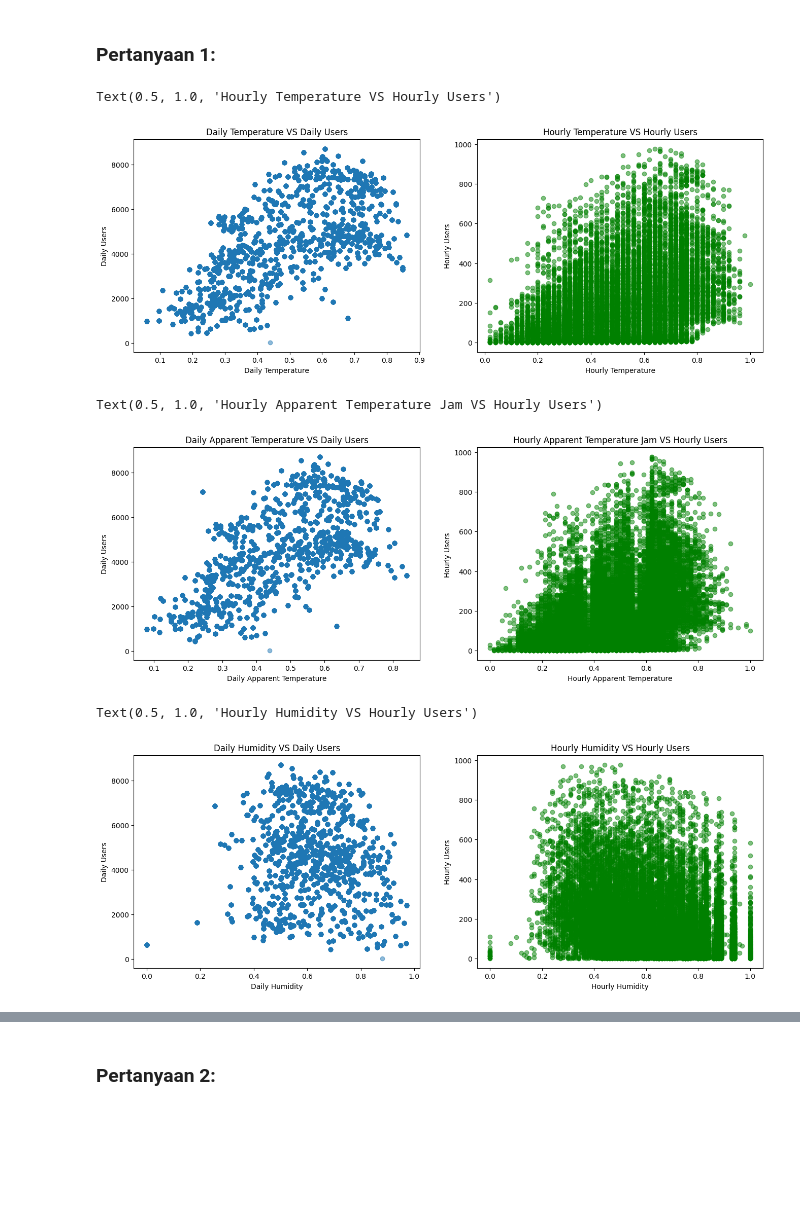
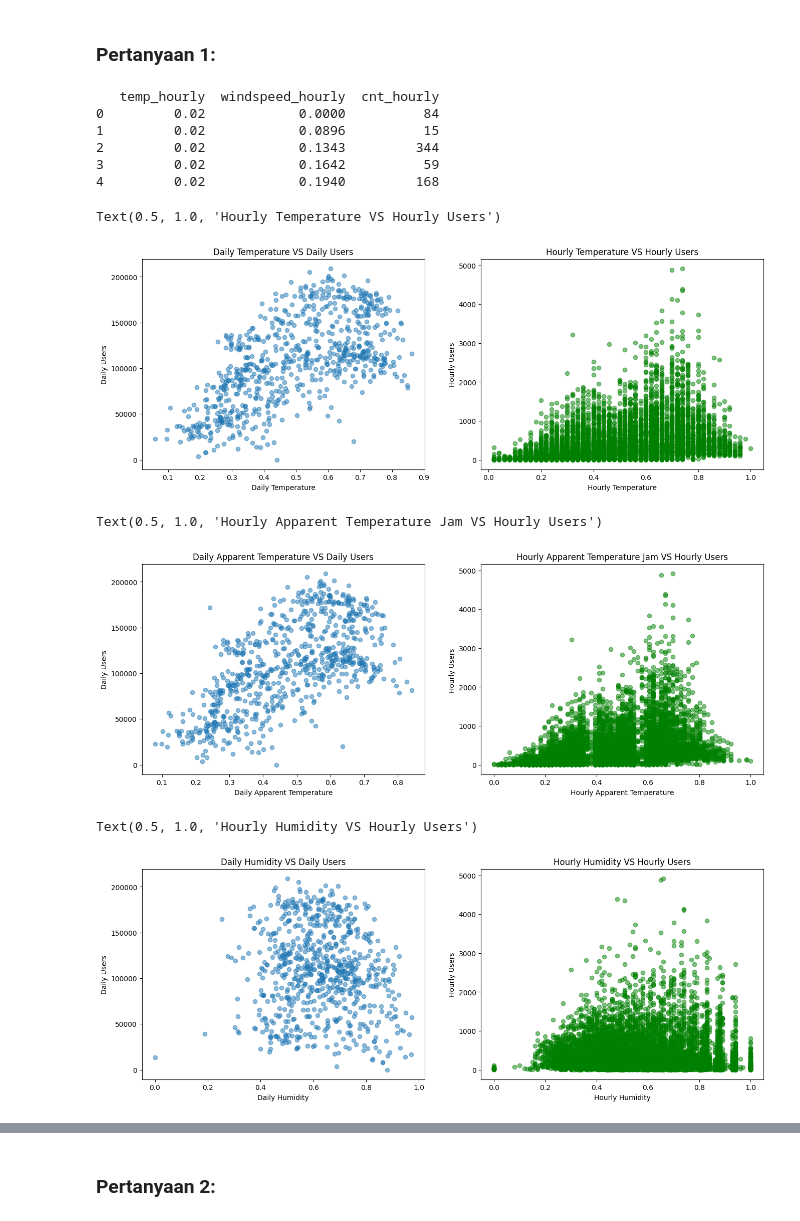
Before and after one commit to ArinBisa123/analysis-bike-sharing, a Jupyter notebook: Submission_Proyek_Analisis_Data.ipynb, the cells around one changed output, grey strips where cells are left out. Saved outputs shown, nothing was run; the diff lists cells and outputs as text; code cells hidden in the pictures; blank space fills up the shorter version.

Commit message:
feat: weather daily and weather hourly df

```diff
--- a/Submission_Proyek_Analisis_Data.ipynb
+++ b/Submission_Proyek_Analisis_Data.ipynb
@@ -20,7 +20,7 @@ import seaborn as sns
 # %% [markdown]
 ### Gathering Data
 # %%
-bike_sharing_day_df = pd.read_csv("/content/day.csv")
+bike_sharing_day_df = pd.read_csv("data/day.csv")
 bike_sharing_day_df.head()
 # %% [output]
 |  | instant | dteday | season | yr | mnth | holiday | weekday | workingday | weathersit | temp | ... |
@@ -30,7 +30,7 @@ bike_sharing_day_df.head()
 | 3 | 4 | 2011-01-04 | 1 | 0 | 1 | 0 | 2 | 1 | 1 | 0.200000 | ... |
 | 4 | 5 | 2011-01-05 | 1 | 0 | 1 | 0 | 3 | 1 | 1 | 0.226957 | ... |
 # %%
-bike_sharing_hour_df=pd.read_csv("/content/hour.csv")
+bike_sharing_hour_df=pd.read_csv("data/hour.csv")
 bike_sharing_hour_df.head()
 # %% [output]
 |  | instant | dteday | season | yr | mnth | hr | holiday | weekday | workingday | weathersit | ... |
@@ -393,0 +392,3 @@ std       0.171850      0.192930          0.122340  1.917377e+03  1.813876e+02
+# %%
+weather_daily = bike_sharing_merge_df.groupby(['temp_daily', 'atemp_daily', 'hum_daily', 'windspeed_daily']).agg({'cnt_daily': 'sum'}).reset_index()
+print(weather_daily.head())
@@ -393,0 +402,3 @@ std       0.171850      0.192930          0.122340  1.917377e+03  1.813876e+02
+# %%
+weather_hourly= bike_sharing_merge_df.groupby(['temp_hourly', 'atemp_hourly', 'hum_hourly', 'windspeed_hourly']).agg({'cnt_hourly': 'sum'}).reset_index()
+print(weather_hourly.head())
@@ -493,60 +511,70 @@ Kolom waktu (hr) hanya terdapat pada dataset hour. Waktu (hr) memiliki korelasi
 ## Visualization & Explanatory Analysis
 # %% [markdown]
 ### Pertanyaan 1:
+# %%
+weather_hourly_df= bike_sharing_merge_df.groupby(['temp_hourly', 'windspeed_hourly']).agg({'cnt_hourly': 'sum'}).reset_index()
+print(weather_hourly_df.head())
+# %% [output]
+   temp_hourly  windspeed_hourly  cnt_hourly
+0         0.02            0.0000          84
+1         0.02            0.0896          15
+2         0.02            0.1343         344
+3         0.02            0.1642          59
+4         0.02            0.1940         168
 # %%
 # Visualisasi
 plt.figure(figsize=(16, 12))
 
 plt.subplot(2,2, 3)
-plt.scatter(bike_sharing_merge_df['temp_daily'], bike_sharing_merge_df['cnt_daily'], alpha=0.5)
+plt.scatter(weather_daily['temp_daily'], weather_daily['cnt_daily'], alpha=0.5)
 plt.xlabel('Daily Temperature')
 plt.ylabel('Daily Users')
 plt.title('Daily Temperature VS Daily Users')
 
 plt.subplot(2, 2, 4)
-plt.scatter(bike_sharing_merge_df['temp_hourly'], bike_sharing_merge_df['cnt_hourly'], alpha=0.5, color='green')
+plt.scatter(weather_hourly['temp_hourly'], weather_hourly['cnt_hourly'], alpha=0.5, color='green')
 plt.xlabel('Hourly Temperature')
 plt.ylabel('Hourly Users')
 plt.title('Hourly Temperature VS Hourly Users')
 # %% [output]
 Text(0.5, 1.0, 'Hourly Temperature VS Hourly Users')
-[figure, old version]
+[figure, new version]
 # %%
 # Visualisasi
 plt.figure(figsize=(16, 12))
 
 plt.subplot(2,2, 3)
-plt.scatter(bike_sharing_merge_df['atemp_daily'], bike_sharing_merge_df['cnt_daily'], alpha=0.5)
+plt.scatter(weather_daily['atemp_daily'], weather_daily['cnt_daily'], alpha=0.5)
 plt.xlabel('Daily Apparent Temperature')
 plt.ylabel('Daily Users')
 plt.title('Daily Apparent Temperature VS Daily Users')
 
 plt.subplot(2, 2, 4)
-plt.scatter(bike_sharing_merge_df['atemp_hourly'], bike_sharing_merge_df['cnt_hourly'], alpha=0.5, color='green')
+plt.scatter(weather_hourly['atemp_hourly'], weather_hourly['cnt_hourly'], alpha=0.5, color='green')
 plt.xlabel('Hourly Apparent Temperature')
 plt.ylabel('Hourly Users ')
 plt.title('Hourly Apparent Temperature Jam VS Hourly Users')
 # %% [output]
 Text(0.5, 1.0, 'Hourly Apparent Temperature Jam VS Hourly Users')
-[figure, old version]
+[figure, new version]
 # %%
 # Visualisasi
 plt.figure(figsize=(16, 12))
 
 plt.subplot(2,2, 3)
-plt.scatter(bike_sharing_merge_df['hum_daily'], bike_sharing_merge_df['cnt_daily'], alpha=0.5)
+plt.scatter(weather_daily['hum_daily'], weather_daily['cnt_daily'], alpha=0.5)
 plt.xlabel('Daily Humidity')
 plt.ylabel('Daily Users')
 plt.title('Daily Humidity VS Daily Users')
 
 plt.subplot(2, 2, 4)
-plt.scatter(bike_sharing_merge_df['hum_hourly'], bike_sharing_merge_df['cnt_hourly'], alpha=0.5, color='green')
+plt.scatter(weather_hourly['hum_hourly'], weather_hourly['cnt_hourly'], alpha=0.5, color='green')
 plt.xlabel('Hourly Humidity')
 plt.ylabel('Hourly Users')
 plt.title('Hourly Humidity VS Hourly Users')
 # %% [output]
 Text(0.5, 1.0, 'Hourly Humidity VS Hourly Users')
-[figure, old version]
+[figure, new version]
 # %%
 # Visualisasi
 plt.figure(figsize=(16, 12))
```
Also changed, not shown: parts of 10 cells of this notebook.
